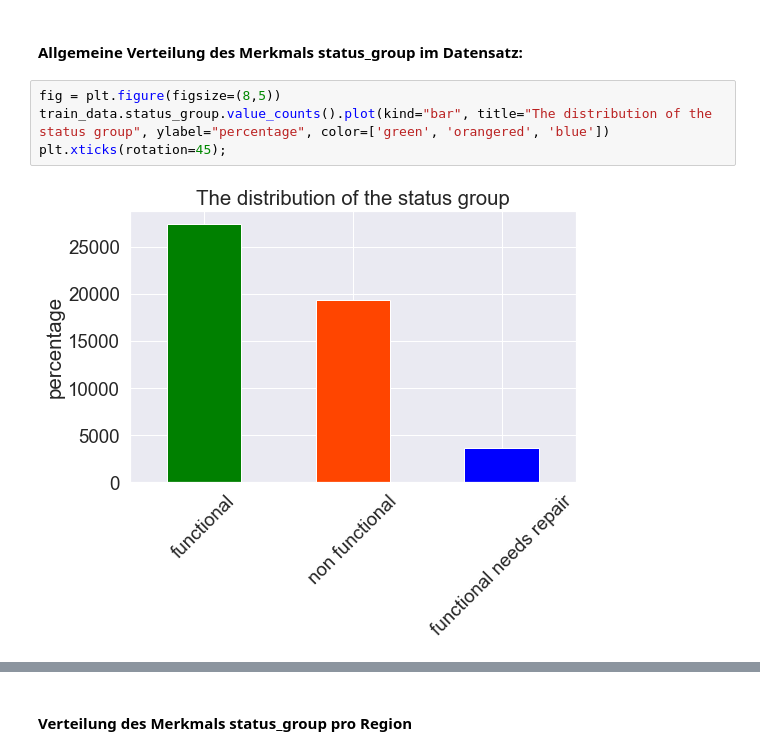
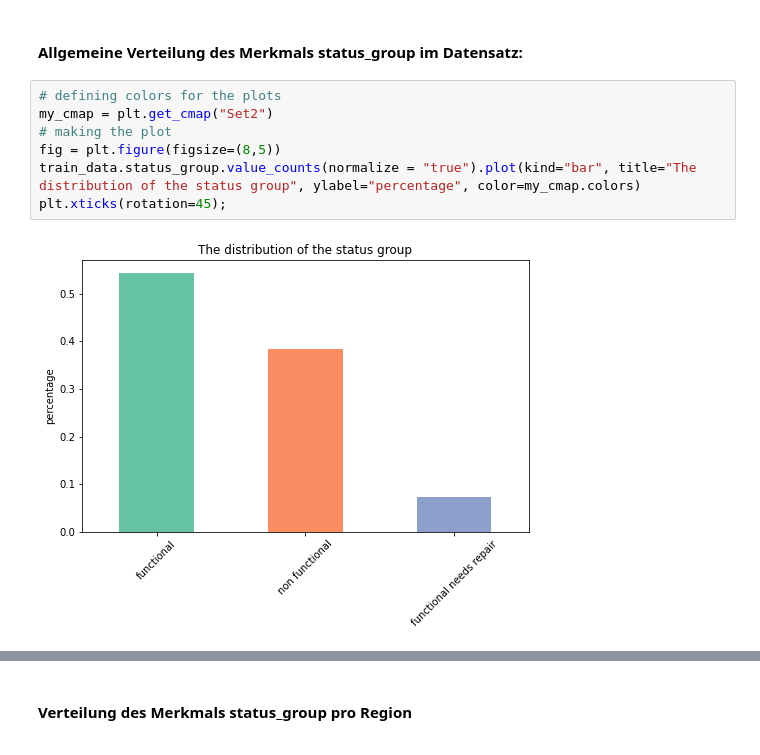
Before and after one commit to finitearth/DataExploration, a Jupyter notebook: presentation.ipynb, the cells around one changed output, grey strips where cells are left out. Saved outputs shown, nothing was run; the diff lists cells and outputs as text.

Commit message:
adding plots to data understanding

```diff
--- a/presentation.ipynb
+++ b/presentation.ipynb
@@ -279,8 +279,11 @@ Folgend wollen wir den Datensatz genauer visualisieren, das heißt wir wollen di
 # %% [markdown]
 #### Allgemeine Verteilung des Merkmals status_group im Datensatz:
 # %%
+# defining colors for the plots
+my_cmap = plt.get_cmap("Set2")
+# making the plot
 fig = plt.figure(figsize=(8,5))
-train_data.status_group.value_counts().plot(kind="bar", title="The distribution of the status group", ylabel="percentage", color=['green', 'orangered', 'blue'])
+train_data.status_group.value_counts(normalize = "true").plot(kind="bar", title="The distribution of the status group", ylabel="percentage", color=my_cmap.colors)
 plt.xticks(rotation=45);
 # %% [output]
-[figure, old version]
+[figure, new version]
```
Also changed, not shown: parts of 7 cells of this notebook.
